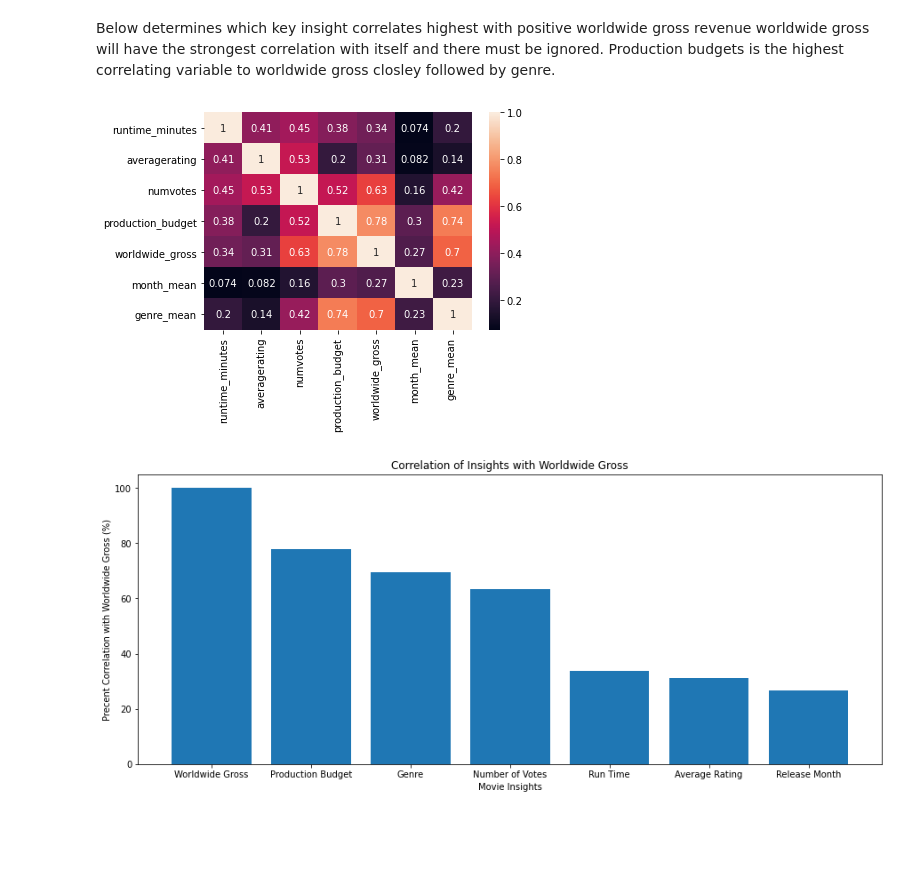
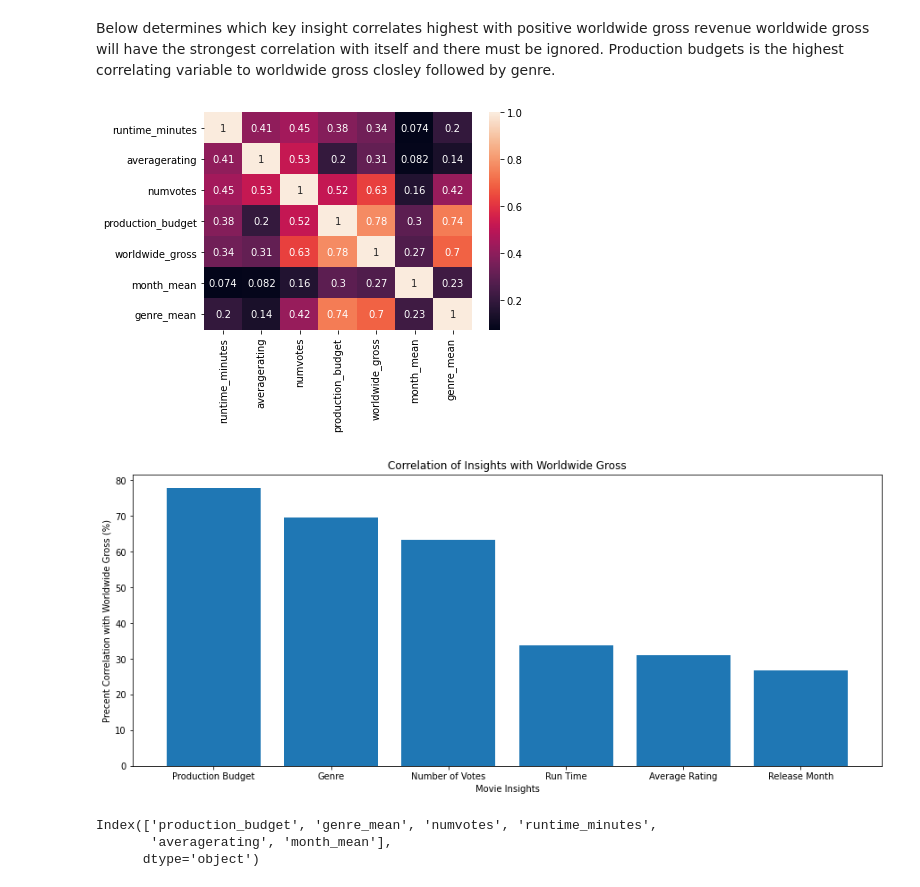
Before and after one commit to ImMaxRoss/Movie_Project, a Jupyter notebook: Keanan_code2.ipynb, the cells around one changed output. Drawn from its saved outputs; the diff is of its cells as text; code cells hidden in the pictures; blank space fills up the shorter version.

```diff
--- a/Keanan_code2.ipynb
+++ b/Keanan_code2.ipynb
@@ -536,41 +536,45 @@ worldwide gross will have the strongest correlation with itself and there must b
 #creating mean revenue per genre
 genre_mean_gross = full_movies_profit_df.groupby('genres')['worldwide_gross'].mean()
 full_movies_profit_df['genre_mean'] = full_movies_profit_df['genres'].map(genre_mean_gross)
+
 #creating mean revenue per month
 monthly_mean_gross = full_movies_profit_df.groupby('month').agg({'worldwide_gross': 'mean'}).reset_index()
 full_movies_profit_df['month_mean'] = full_movies_profit_df['month'].map(monthly_mean_gross.set_index('month')['worldwide_gross'])
-
-
 
 corr_cols =['runtime_minutes', 'averagerating', 'numvotes', 'production_budget', 'worldwide_gross','month_mean','genre_mean']
 corr_df = full_movies_profit_df[corr_cols]
 
 #Drop null values from corr_df (I checked before 11 null rows)
 corr_df_clean = corr_df.dropna()
 
 # create a correlation matrix
 corr_matrix = corr_df_clean.corr()
 
 # use seaborn to create heat map
 sns.heatmap(corr_matrix, annot=True);
 # create bar plot
 fig, ax = plt.subplots(figsize=(15,6))
 
 
 corr_matrix_sorted = corr_matrix['worldwide_gross'].sort_values(ascending=False)
-ax.set_xticklabels(['Worldwide Gross',
-                    'Production Budget',
+ax.set_xticklabels(['Production Budget',
                     'Genre',
                     'Number of Votes',
                     'Run Time',
                     'Average Rating',
                    'Release Month'])
 ax.yaxis.set_major_formatter(StrMethodFormatter('{x:,.0f}'))
-ax.bar(corr_matrix_sorted.index, corr_matrix_sorted.values*100)
+ax.bar(corr_matrix_sorted.index[1:], corr_matrix_sorted.values[1:]*100)
 ax.set_xlabel('Movie Insights')
 ax.set_ylabel('Precent Correlation with Worldwide Gross (%)')
 ax.set_title('Correlation of Insights with Worldwide Gross');
 plt.savefig('./Keanan_plots/insight_corr.png', dpi=100)
 # %% [output]
 [figure]
-[figure, old version]
+[figure, new version]
+# %%
+corr_matrix_sorted.index[1:]
+# %% [output]
+Index(['production_budget', 'genre_mean', 'numvotes', 'runtime_minutes',
+       'averagerating', 'month_mean'],
+      dtype='object')
```
Also changed, not shown: parts of 5 cells of this notebook, 3 other files.
